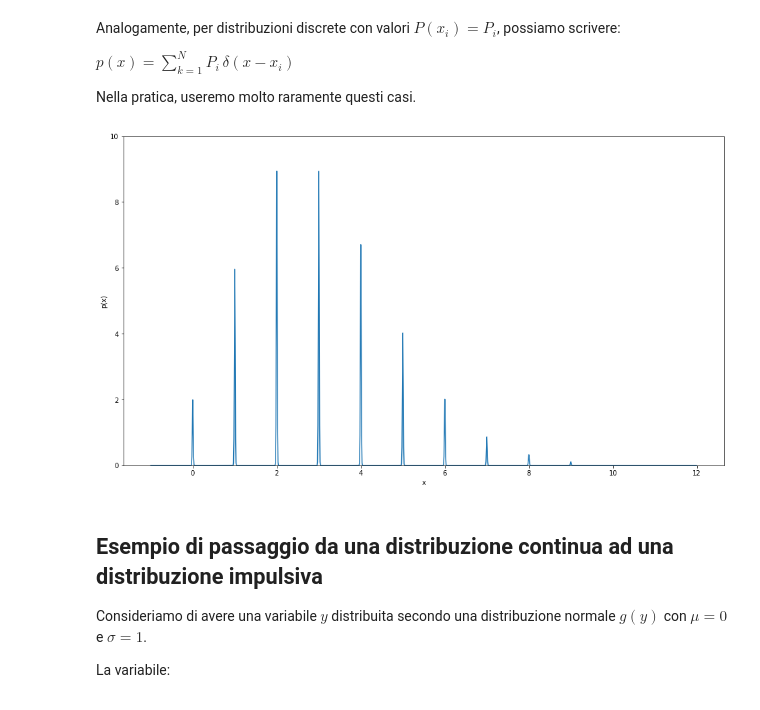
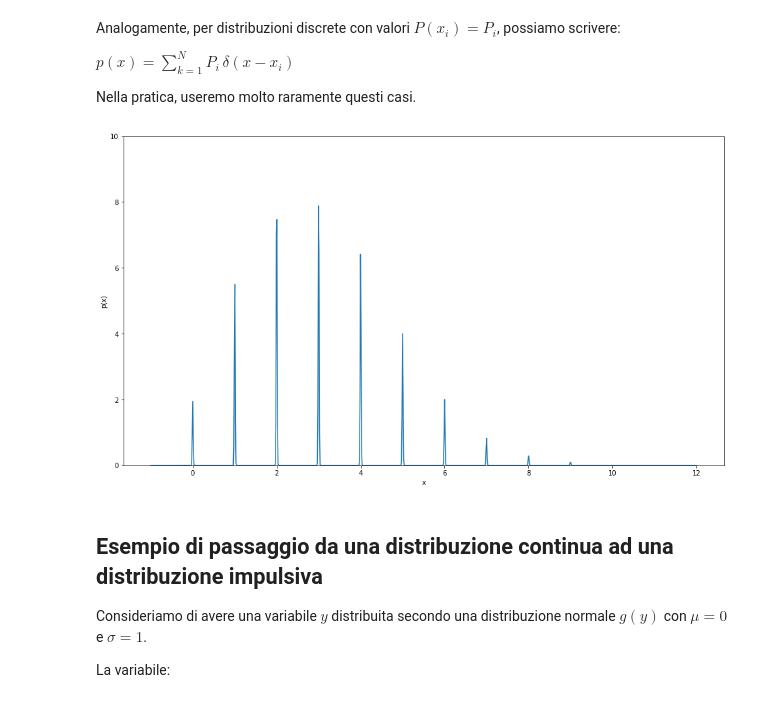
Before and after one commit to lucalista/analisi-dati-2022, a Jupyter notebook: 06.04.00__Distribuzioni_di_probabilita_continue.ipynb, the cells around one changed output. Drawn from its saved outputs; the diff is of its cells as text; code cells hidden in the pictures.

```diff
--- a/06.04.00__Distribuzioni_di_probabilita_continue.ipynb
+++ b/06.04.00__Distribuzioni_di_probabilita_continue.ipynb
@@ -523,7 +515,7 @@ $\displaystyle\int_{-\infty}^{+\infty}\!\!\!\!\!\! p(x)\,\mathrm{d}x = \frac{1}{
 $\displaystyle p(\{k\}) = \frac{1}{6}$ per $k=1,\cdots,6$
 # %%
 plt.figure(figsize=(16,9))
-x = np.arange(0,7, 0.01)
+x = np.linspace(0, 7, 1000)
 sigma=0.01
 def pdf(x):
     p = 0
@@ -560,22 +552,21 @@ $\displaystyle p(x) = \sum_{k=1}^N P_i\,\delta(x-x_i)$
 Nella pratica, useremo molto raramente questi casi.
 # %%
 from scipy.stats import poisson
-
 plt.figure(figsize=(16,9))
-x = np.arange(-1,12, 0.01)
+x = np.linspace(-1, 12, 1000)
 sigma=0.01
 def pdf(x):
     p = 0
     for k in range(10):
         p += norm.pdf(x, scale=sigma, loc=k)*poisson.pmf(k, 3)
     return p
 plt.ylim(0, 10)
 plt.xlabel('x')
 plt.ylabel('p(x)')
 plt.plot(x, pdf(x))
 plt.show()
 # %% [output]
-[figure, old version]
+[figure, new version]
 # %% [markdown]
 ## Esempio di passaggio da una distribuzione continua ad una distribuzione impulsiva
 
```
Also changed, not shown: parts of 8 cells of this notebook, 9 other files.
